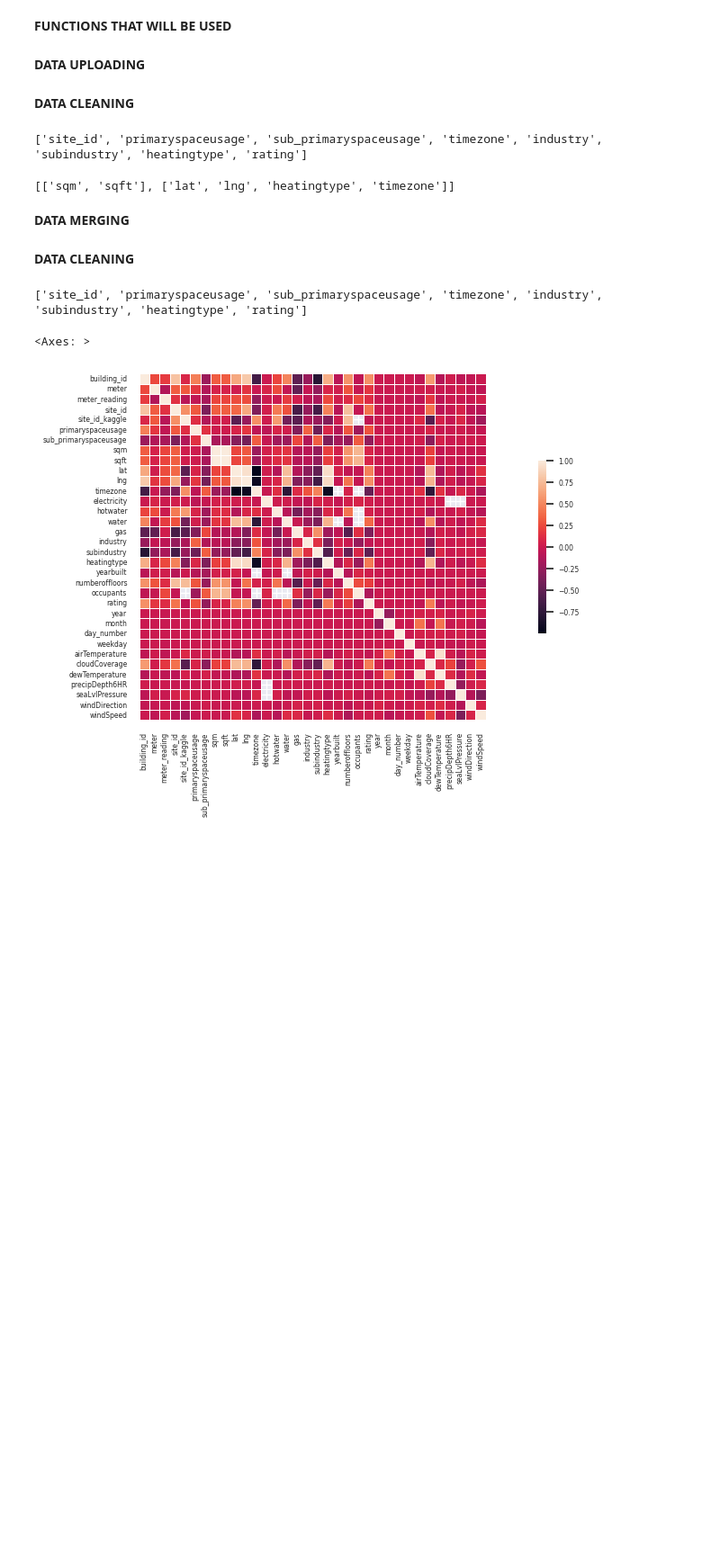
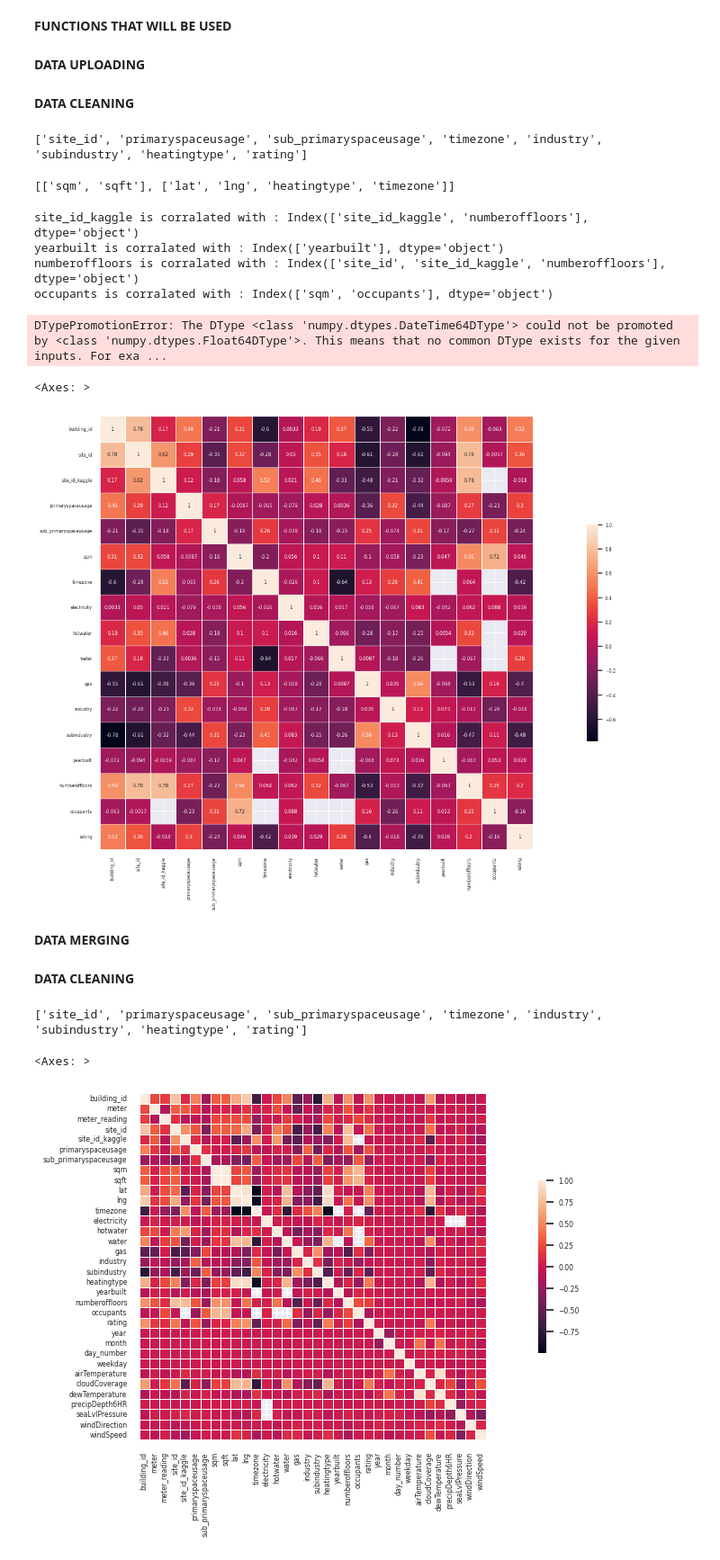
Before and after one commit to DmtrRm/IAAC2024_tutorials, a Jupyter notebook: kaggle_complete.ipynb, the cells around one changed output. Shown at 90% size. Saved outputs shown, nothing was run; the diff lists cells and outputs as text; code cells hidden in the pictures; blank space fills up the shorter version.

```diff
--- a/kaggle_complete.ipynb
+++ b/kaggle_complete.ipynb
@@ -86,6 +86,40 @@ result_metadata=find_pair_list(metadata.corr(),0.9)
 print(result_metadata)
 # %% [output]
 [['sqm', 'sqft'], ['lat', 'lng', 'heatingtype', 'timezone']]
+# %%
+columns_to_drop=['sqft','lat','lng','heatingtype']
+metadata=metadata.drop(columns=columns_to_drop)
+# %%
+for c in metadata.columns:
+    if len(metadata[c].isna().unique())>1:
+      print(c,"is corralated with :",metadata.columns[metadata.corr()[c]>0.7])
+# %% [output]
+site_id_kaggle is corralated with : Index(['site_id_kaggle', 'numberoffloors'], dtype='object')
+yearbuilt is corralated with : Index(['yearbuilt'], dtype='object')
+numberoffloors is corralated with : Index(['site_id', 'site_id_kaggle', 'numberoffloors'], dtype='object')
+occupants is corralated with : Index(['sqm', 'occupants'], dtype='object')
+# %%
+cols_to_drop = ["numberoffloors", "yearbuilt"]
+
+X = full_df.loc[full_df["yearbuilt"].isna()==False].drop(columns=cols_to_drop)
+Y = full_df.loc[full_df["yearbuilt"].isna()==False]["yearbuilt"]
+missing_X = full_df.loc[full_df["yearbuilt"].isna()].drop(columns=cols_to_drop)
+
+tree = DecisionTreeRegressor()
+tree.fit(X, Y)
+# %% [output]
+DTypePromotionError: The DType <class 'numpy.dtypes.DateTime64DType'> could not be promoted by <class 'numpy.dtypes.Float64DType'>. This means that no common DType exists for the given inputs. For exa ...
+# %%
+sns.set(font_scale=0.5, rc={'figure.figsize':(25,10)})
+sns.heatmap(metadata.corr(),
+            # cmap=cmap,
+            square=True,
+            linewidths=.5,
+            cbar_kws={"shrink": .5},
+            annot=True)
+# %% [output]
+<Axes: >
+[figure, added]
 # %% [markdown]
 **DATA MERGING**
 # %%
```
